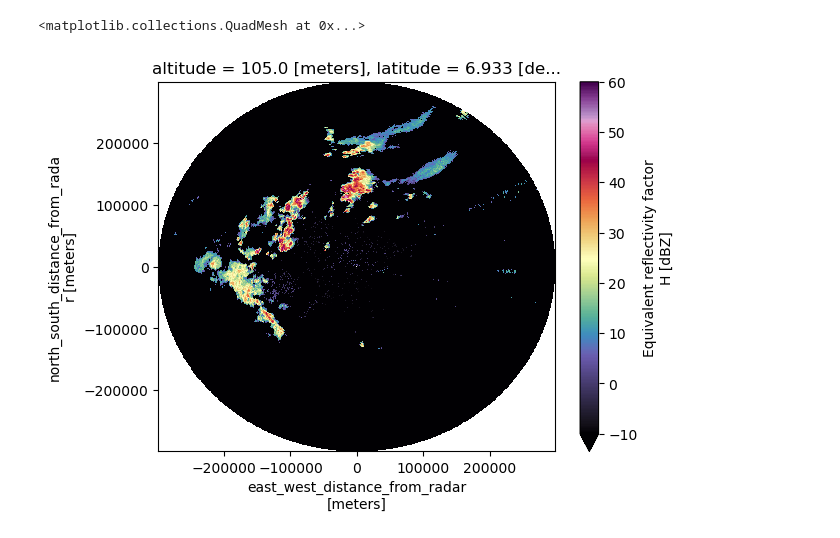
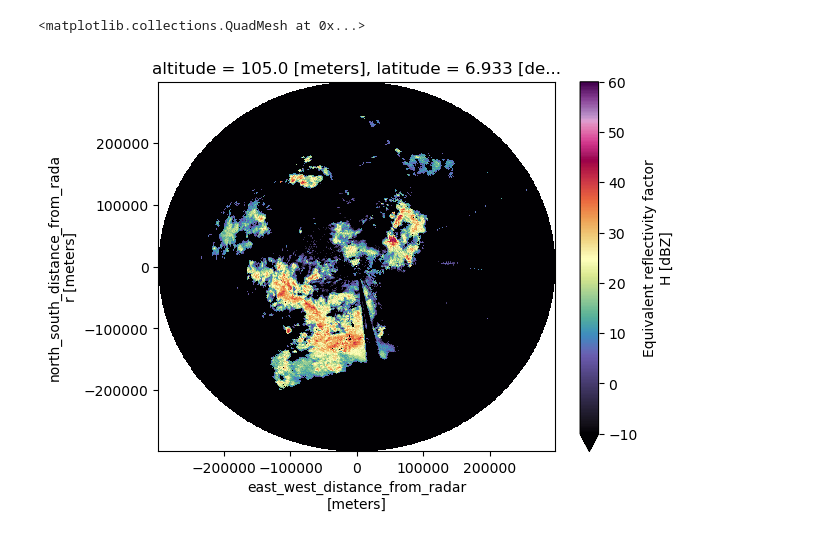
Before and after one commit to aladinor/raw2zarr, a Jupyter notebook: notebooks/appending_Zarr.ipynb, the cells around one changed output. Drawn from its saved outputs; the diff is of its cells as text; code cells hidden in the pictures.

```diff
--- a/notebooks/appending_Zarr.ipynb
+++ b/notebooks/appending_Zarr.ipynb
@@ -5,5 +15,5 @@ from pyart.graph import cm
 # %%
-path = '../zarr/new_test_1.zarr'
+path = '/media/alfonso/drive/Alfonso/zarr_radar/new_test_1.zarr'
 # %%
 %%time
 dt = datatree.open_datatree(path, engine='zarr', consolidated=True)
@@ -21,10 +43,10 @@ len(dt['sweep_0'].times)
 # %%
-dt['sweep_0'].sel(times='2023-04-07 01:25', method='nearest').DBZH.plot(x='x', y='y',
+dt['sweep_0'].sel(times='2023-04-07 09:25', method='nearest').DBZH.plot(x='x', y='y',
                                                                        vmin=-10,
                                                                        vmax=60,
                                                                        cmap='pyart_ChaseSpectral')
 # %% [output]
 <matplotlib.collections.QuadMesh at 0x...>
-[figure, old version]
+[figure, new version]
 # %%
 %%time
```
Also changed, not shown: parts of 7 cells of this notebook, 2 other files.
